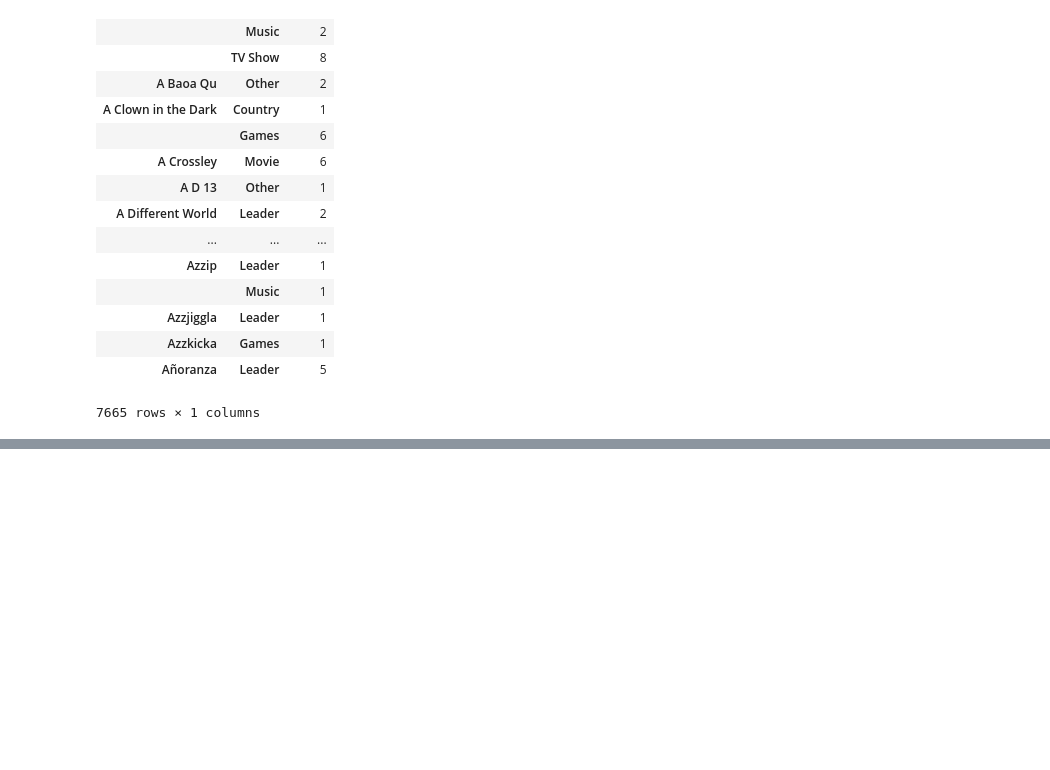
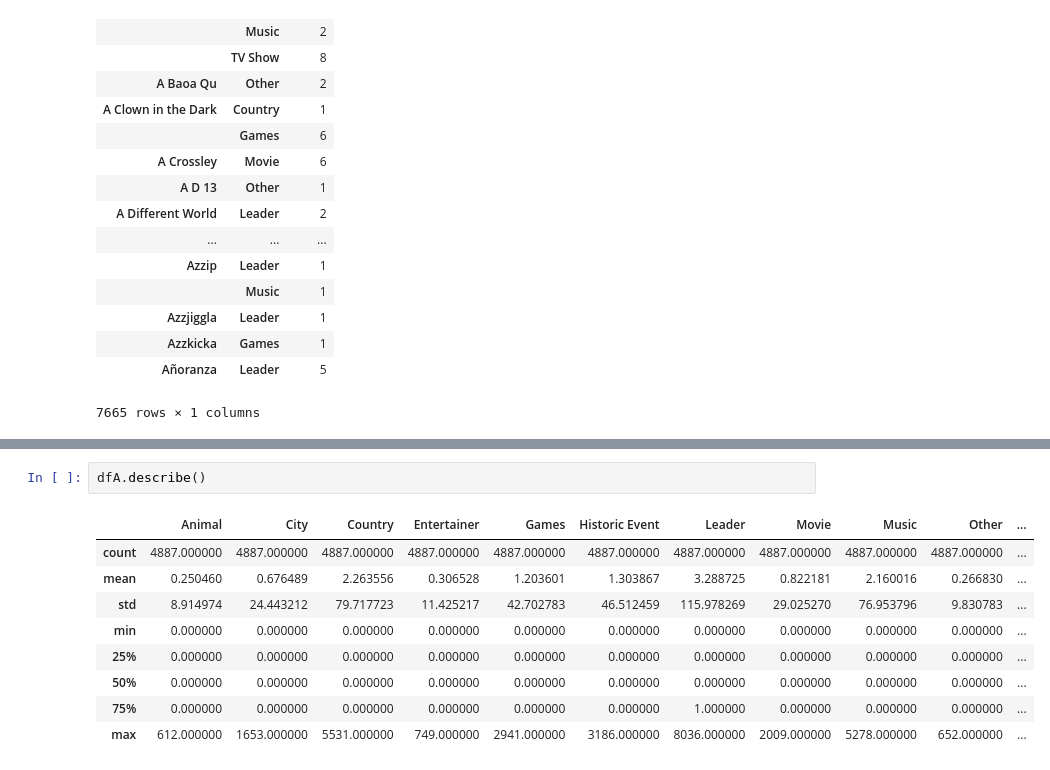
Before and after one commit to johnmhogan/DAT_20_Students, a Jupyter notebook: EVCinNYC/Project/Project.ipynb, the cells around one changed output, grey strips where cells are left out. Drawn from its saved outputs; the diff is of its cells as text; blank space fills up the shorter version.

```diff
--- a/EVCinNYC/Project/Project.ipynb
+++ b/EVCinNYC/Project/Project.ipynb
@@ -236,0 +299,12 @@ ValueError: labels ['username' 'topic'] not contained in axis
+# %%
+dfA.describe()
+# %% [output]
+|  | Animal | City | Country | Entertainer | Games | Historic Event | Leader | Movie | Music | Other | ... |
+| count | 4887.000000 | 4887.000000 | 4887.000000 | 4887.000000 | 4887.000000 | 4887.000000 | 4887.000000 | 4887.000000 | 4887.000000 | 4887.000000 | ... |
+| mean | 0.250460 | 0.676489 | 2.263556 | 0.306528 | 1.203601 | 1.303867 | 3.288725 | 0.822181 | 2.160016 | 0.266830 | ... |
+| std | 8.914974 | 24.443212 | 79.717723 | 11.425217 | 42.702783 | 46.512459 | 115.978269 | 29.025270 | 76.953796 | 9.830783 | ... |
+| min | 0.000000 | 0.000000 | 0.000000 | 0.000000 | 0.000000 | 0.000000 | 0.000000 | 0.000000 | 0.000000 | 0.000000 | ... |
+| 25% | 0.000000 | 0.000000 | 0.000000 | 0.000000 | 0.000000 | 0.000000 | 0.000000 | 0.000000 | 0.000000 | 0.000000 | ... |
+| 50% | 0.000000 | 0.000000 | 0.000000 | 0.000000 | 0.000000 | 0.000000 | 0.000000 | 0.000000 | 0.000000 | 0.000000 | ... |
+| 75% | 0.000000 | 0.000000 | 0.000000 | 0.000000 | 0.000000 | 0.000000 | 1.000000 | 0.000000 | 0.000000 | 0.000000 | ... |
+| max | 612.000000 | 1653.000000 | 5531.000000 | 749.000000 | 2941.000000 | 3186.000000 | 8036.000000 | 2009.000000 | 5278.000000 | 652.000000 | ... |
```
Also changed, not shown: parts of 12 cells of this notebook, 5 other files.
